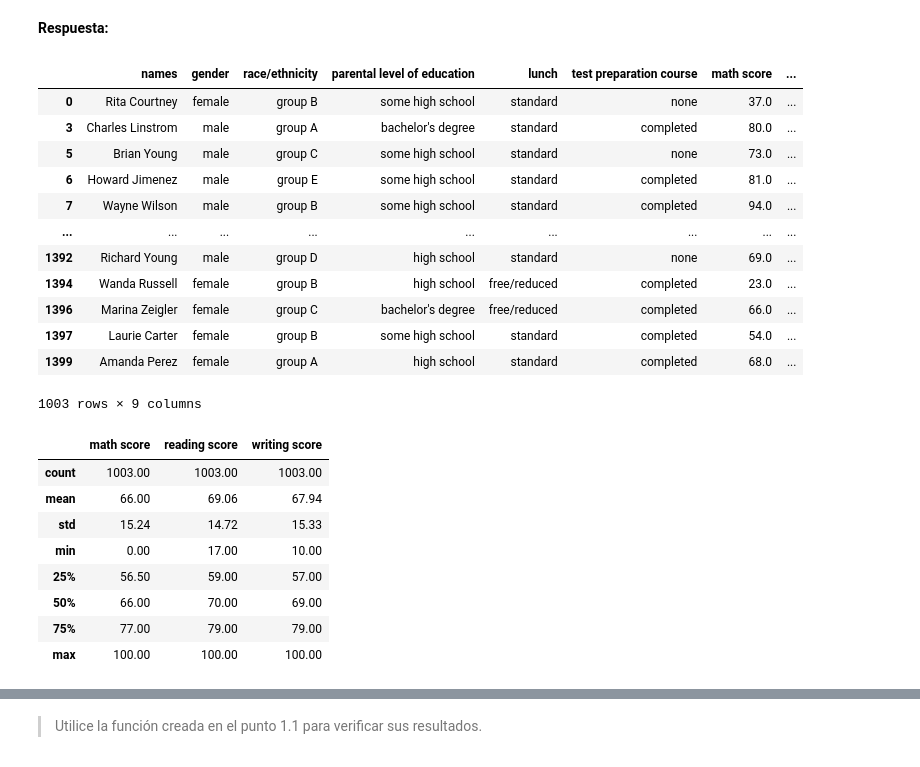
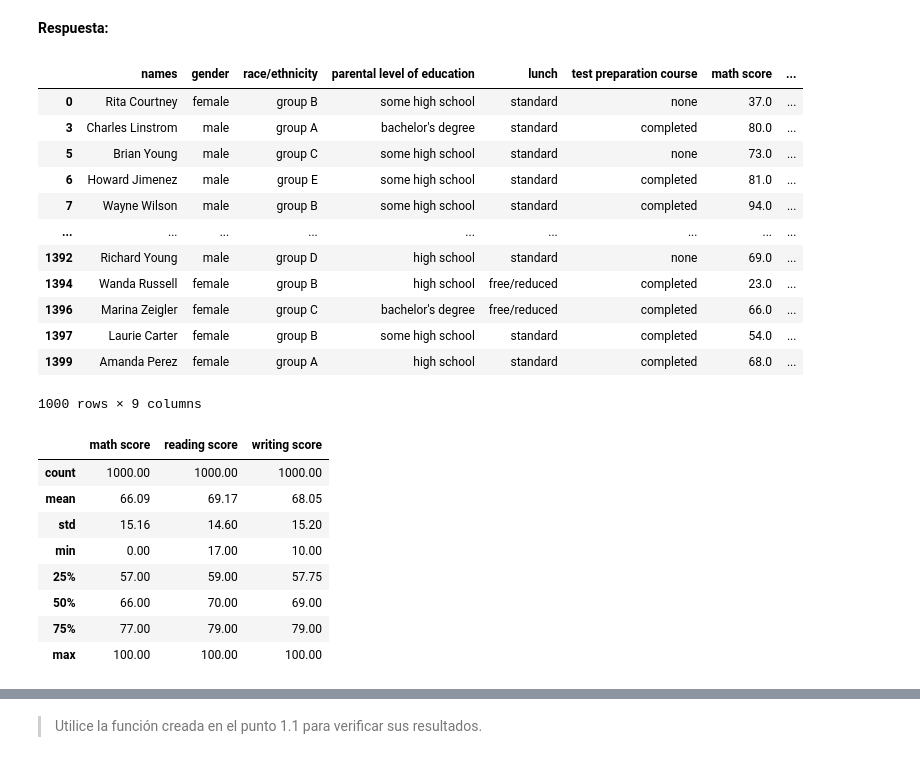
Before and after one commit to HexaPulsar/LabMDS, a Jupyter notebook: Lab_4/Laboratorio4_enunciado.ipynb, the cells around one changed output, grey strips where cells are left out. Drawn from its saved outputs; the diff is of its cells as text; code cells hidden in the pictures.

```diff
--- a/Lab_4/Laboratorio4_enunciado.ipynb
+++ b/Lab_4/Laboratorio4_enunciado.ipynb
@@ -304,37 +303,38 @@
 # %%
 def clean_data(df):
     #vvv ahi estoy arreglando los tipos de datos para que no hayan "" en una columna de puros int
-    df[["writing score","math score","reading score"]] = df[["writing score","math score","reading score"]].replace("",pd.NA).apply(pd.to_numeric)
-    no_dup = df.drop_duplicates(subset=['names'])
-    no_dup.dropna()
+    df[["writing score","math score","reading score"]] = df[["writing score","math score","reading score"]].replace("",None).apply(pd.to_numeric)
+    df.dropna()
+    below_100 = df[(df['reading score'] <= 100)  & (df['writing score'] <= 100) & (df['math score'] <= 100)]
+    no_dup = below_100.drop_duplicates(subset=['names'])
     #df[["writing score","math score","reading score"]] hay que editar estos
     #display(no_dup)
-    below_100 = df[(df['reading score'] <= 100)  & (df['writing score'] <= 100) & (df['math score'] <= 100)]
-    return below_100
+    #below_100 = df[(df['reading score'] <= 100)  & (df['writing score'] <= 100) & (df['math score'] <= 100)]
+    return no_dup
 # %%
-clean_grades = clean_data(df_grades)
-display(clean_grades)
-display(clean_grades.describe().round(2))
+df_grades= clean_data(df_grades)
+display(df_grades)
+display(df_grades.describe().round(2))
 # %% [output]
 |  | names | gender | race/ethnicity | parental level of education | lunch | test preparation course | math score | ... |
 | 0 | Rita Courtney | female | group B | some high school | standard | none | 37.0 | ... |
 | 3 | Charles Linstrom | male | group A | bachelor's degree | standard | completed | 80.0 | ... |
 | 5 | Brian Young | male | group C | some high school | standard | none | 73.0 | ... |
 | 6 | Howard Jimenez | male | group E | some high school | standard | completed | 81.0 | ... |
 | 7 | Wayne Wilson | male | group B | some high school | standard | completed | 94.0 | ... |
 | ... | ... | ... | ... | ... | ... | ... | ... | ... |
 | 1392 | Richard Young | male | group D | high school | standard | none | 69.0 | ... |
 | 1394 | Wanda Russell | female | group B | high school | free/reduced | completed | 23.0 | ... |
 | 1396 | Marina Zeigler | female | group C | bachelor's degree | free/reduced | completed | 66.0 | ... |
 | 1397 | Laurie Carter | female | group B | some high school | standard | completed | 54.0 | ... |
 | 1399 | Amanda Perez | female | group A | high school | standard | completed | 68.0 | ... |
-1003 rows × 9 columns
+1000 rows × 9 columns
 |  | math score | reading score | writing score |
-| count | 1003.00 | 1003.00 | 1003.00 |
-| mean | 66.00 | 69.06 | 67.94 |
-| std | 15.24 | 14.72 | 15.33 |
+| count | 1000.00 | 1000.00 | 1000.00 |
+| mean | 66.09 | 69.17 | 68.05 |
+| std | 15.16 | 14.60 | 15.20 |
 | min | 0.00 | 17.00 | 10.00 |
-| 25% | 56.50 | 59.00 | 57.00 |
+| 25% | 57.00 | 59.00 | 57.75 |
 | 50% | 66.00 | 70.00 | 69.00 |
 | 75% | 77.00 | 79.00 | 79.00 |
 | max | 100.00 | 100.00 | 100.00 |
```
Also changed, not shown: parts of 24 cells of this notebook.
